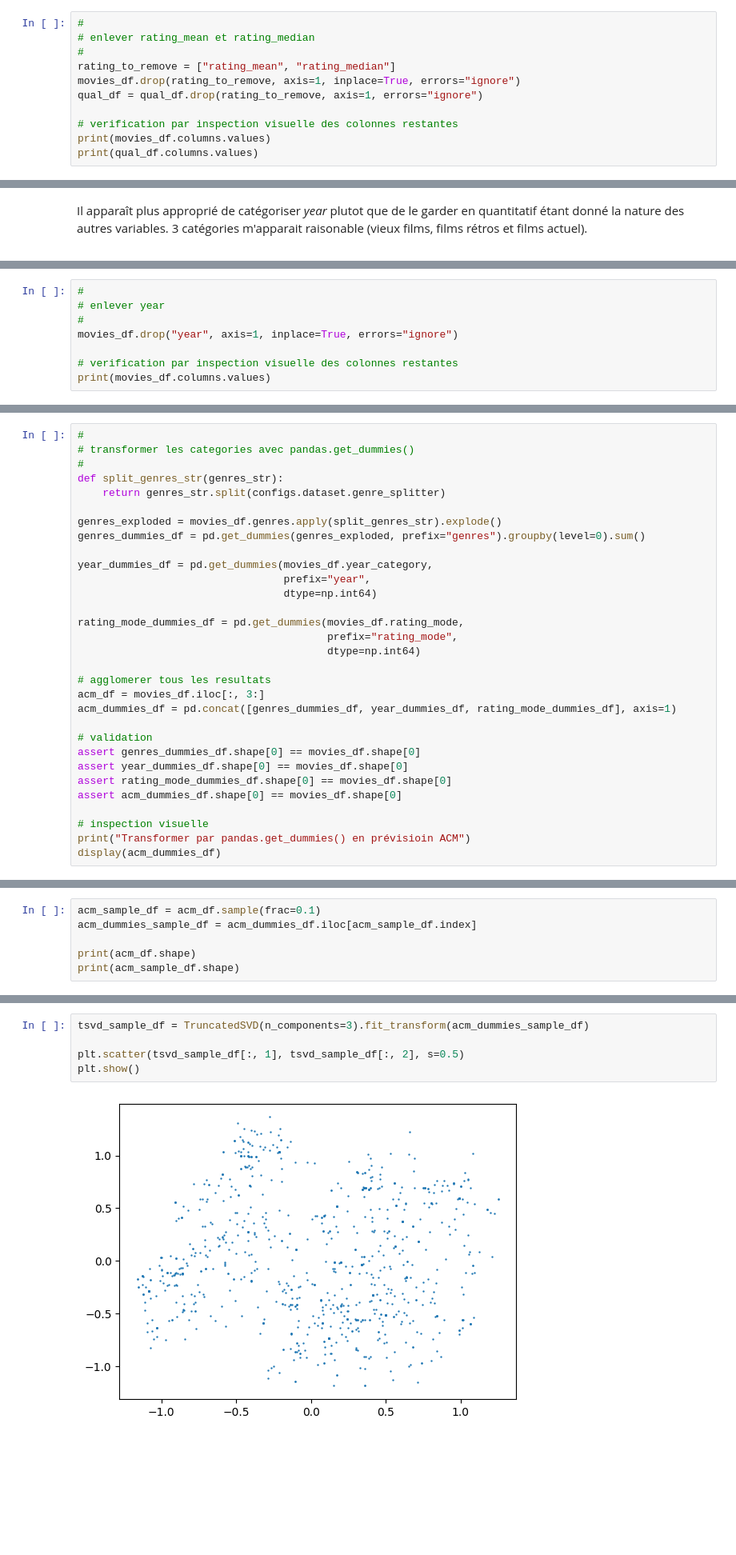
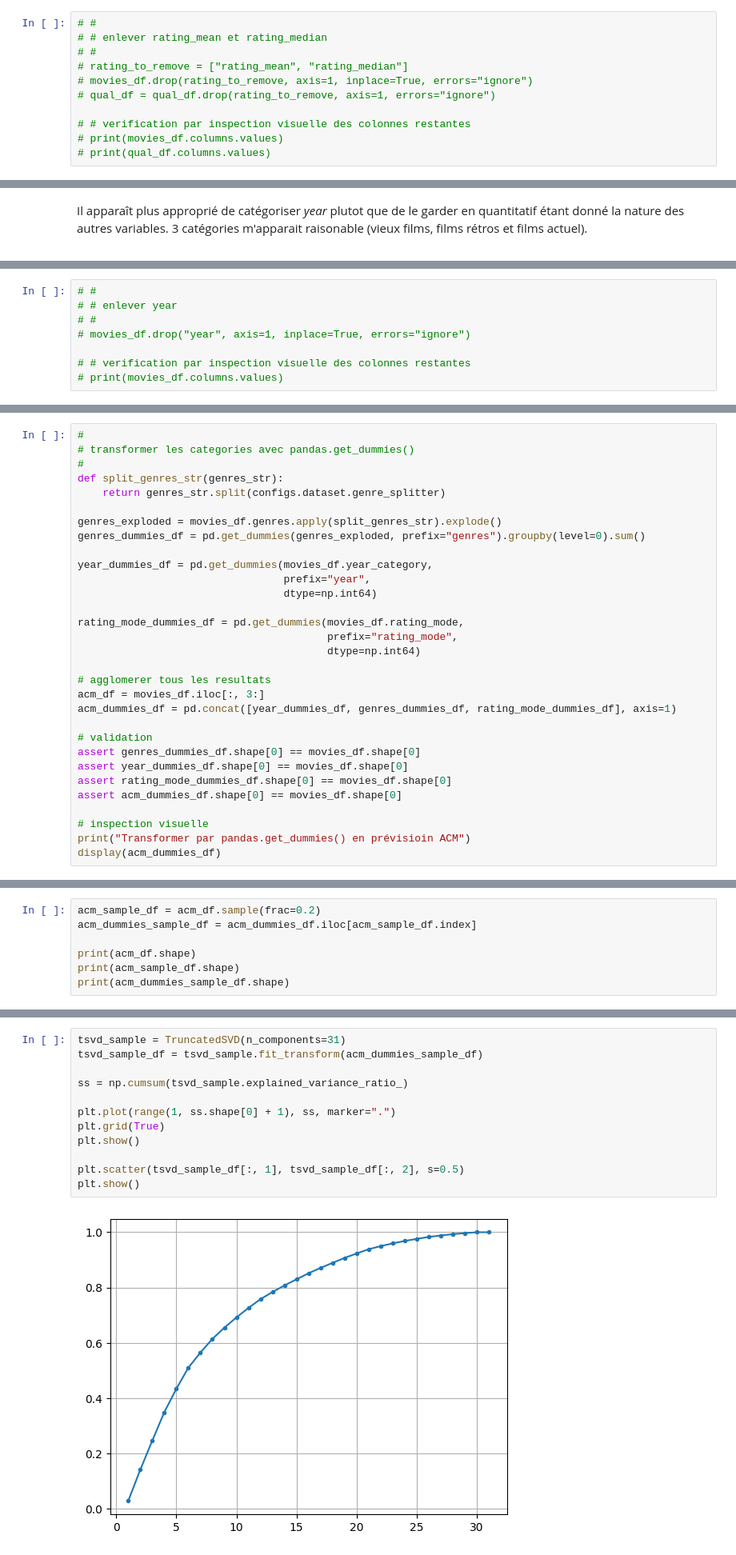
Before and after one commit to jfgagnon00/MovieLens, a Jupyter notebook: Exploration.ipynb, the cells around one changed output, grey strips where cells are left out. Shown: that part at 80% size. Cells and saved outputs as stored; diff of their text form; blank space fills up the shorter version.

Commit message:
Test avec transformations. Clean up notebooks

```diff
--- a/Exploration.ipynb
+++ b/Exploration.ipynb
@@ -205,11 +246,11 @@ Distributions - variables qualitatives
 # %%
-#
-# enlever rating_mean et rating_median
-#
-rating_to_remove = ["rating_mean", "rating_median"]
-movies_df.drop(rating_to_remove, axis=1, inplace=True, errors="ignore")
-qual_df = qual_df.drop(rating_to_remove, axis=1, errors="ignore")
+# #
+# # enlever rating_mean et rating_median
+# #
+# rating_to_remove = ["rating_mean", "rating_median"]
+# movies_df.drop(rating_to_remove, axis=1, inplace=True, errors="ignore")
+# qual_df = qual_df.drop(rating_to_remove, axis=1, errors="ignore")
 
-# verification par inspection visuelle des colonnes restantes
-print(movies_df.columns.values)
-print(qual_df.columns.values)
+# # verification par inspection visuelle des colonnes restantes
+# print(movies_df.columns.values)
+# print(qual_df.columns.values)
@@ -251,10 +289,10 @@ Compte par catégorie:
  Interval(2005.0, 2018.0, closed='right'): 2948}
 [figure]
 # %%
-#
-# enlever year
-#
-movies_df.drop("year", axis=1, inplace=True, errors="ignore")
+# #
+# # enlever year
+# #
+# movies_df.drop("year", axis=1, inplace=True, errors="ignore")
 
-# verification par inspection visuelle des colonnes restantes
-print(movies_df.columns.values)
+# # verification par inspection visuelle des colonnes restantes
+# print(movies_df.columns.values)
@@ -293,7 +329,7 @@ rating_mode_dummies_df = pd.get_dummies(movies_df.rating_mode,
 
 # agglomerer tous les resultats
 acm_df = movies_df.iloc[:, 3:]
-acm_dummies_df = pd.concat([genres_dummies_df, year_dummies_df, rating_mode_dummies_df], axis=1)
+acm_dummies_df = pd.concat([year_dummies_df, genres_dummies_df, rating_mode_dummies_df], axis=1)
 
 # validation
 assert genres_dummies_df.shape[0] == movies_df.shape[0]
@@ -321,8 +357,9 @@ Transformer par pandas.get_dummies() en prévisioin ACM
 9460 rows × 31 columns
 # %%
-acm_sample_df = acm_df.sample(frac=0.1)
+acm_sample_df = acm_df.sample(frac=0.2)
 acm_dummies_sample_df = acm_dummies_df.iloc[acm_sample_df.index]
 
 print(acm_df.shape)
 print(acm_sample_df.shape)
+print(acm_dummies_sample_df.shape)
 # %% [output]
@@ -331,7 +369,14 @@ print(acm_sample_df.shape)
 # %%
-tsvd_sample_df = TruncatedSVD(n_components=3).fit_transform(acm_dummies_sample_df)
+tsvd_sample = TruncatedSVD(n_components=31)
+tsvd_sample_df = tsvd_sample.fit_transform(acm_dummies_sample_df)
+
+ss = np.cumsum(tsvd_sample.explained_variance_ratio_)
+
+plt.plot(range(1, ss.shape[0] + 1), ss, marker=".")
+plt.grid(True)
+plt.show()
 
 plt.scatter(tsvd_sample_df[:, 1], tsvd_sample_df[:, 2], s=0.5)
 plt.show()
 # %% [output]
-[figure, old version]
+[figure, new version]
```
Also changed, not shown: parts of 33 cells of this notebook, 4 other files.
